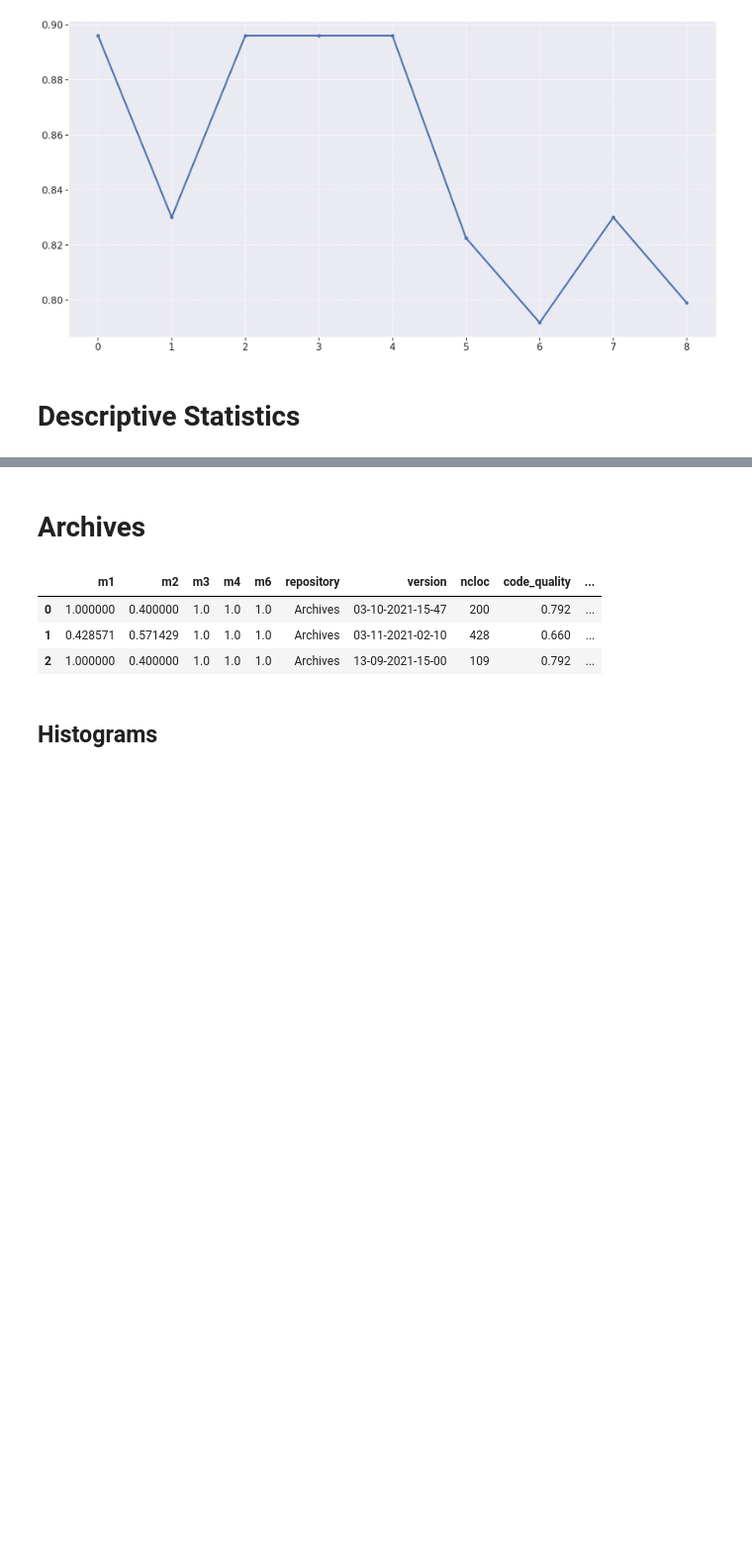
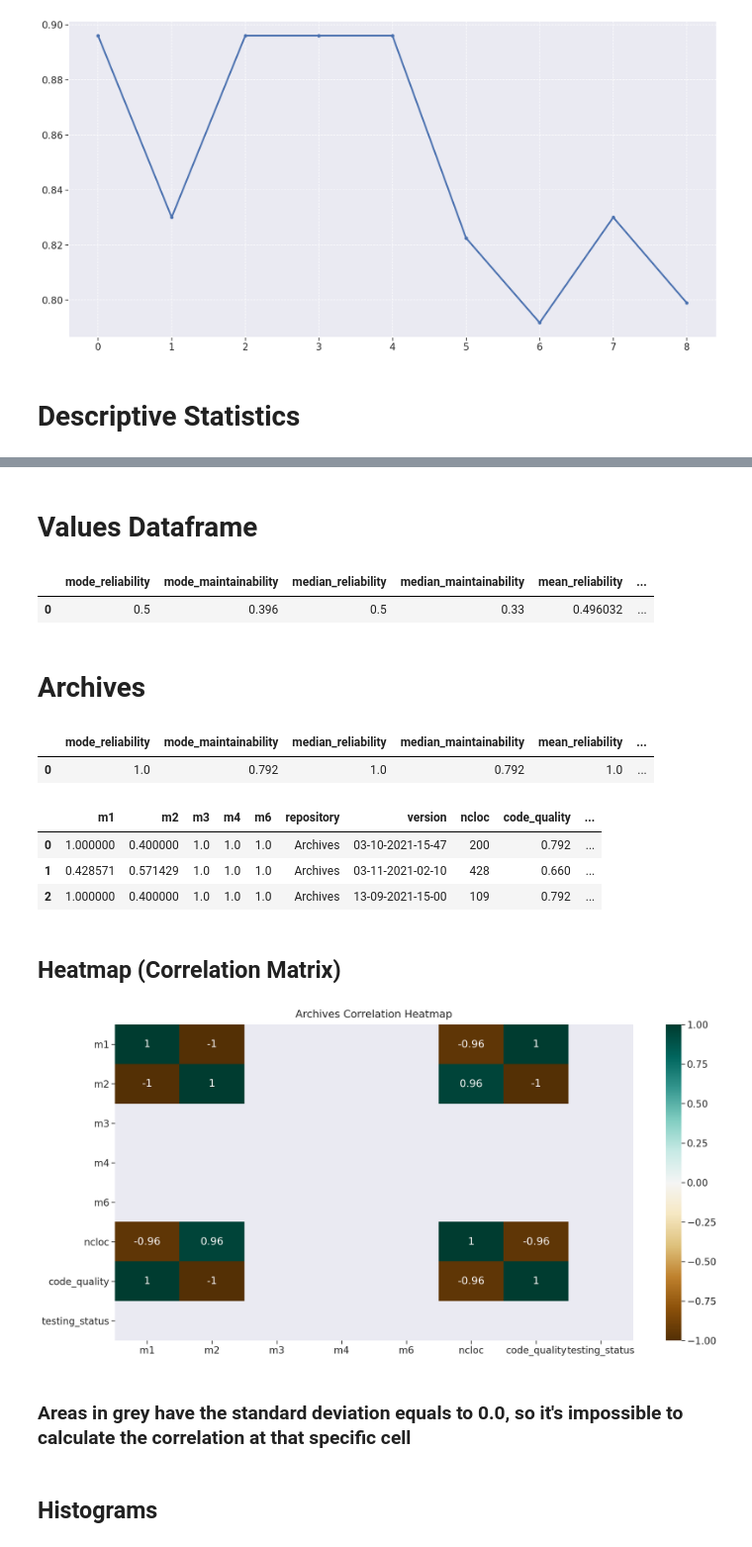
Before and after one commit to fga-eps-mds/2021.1-PC-GO1, a Jupyter notebook: analytics-notebooks/analytics.ipynb, the cells around one changed output, grey strips where cells are left out. Shown at 99% size. Saved outputs shown, nothing was run; the diff lists cells and outputs as text; code cells hidden in the pictures; blank space fills up the shorter version.

```diff
--- a/analytics-notebooks/analytics.ipynb
+++ b/analytics-notebooks/analytics.ipynb
@@ -496,5 +518,51 @@ plt.plot(metrics_df['total'], linewidth=3, marker='o', markersize=5)
+# %% [markdown]
+# Values Dataframe
+# %%
+descriptive_statistics_df = pd.DataFrame()
+
+descriptive_statistics_df['mode_reliability'] = metrics_df['Reliability'].mode()
+descriptive_statistics_df['mode_maintainability'] = metrics_df['Maintainability'].mode()
+descriptive_statistics_df['median_reliability'] = metrics_df['Reliability'].median()
+descriptive_statistics_df['median_maintainability'] = metrics_df['Maintainability'].median()
+descriptive_statistics_df['mean_reliability'] = metrics_df['Reliability'].mean()
+descriptive_statistics_df['mean_maintainability'] = metrics_df['Maintainability'].mean()
+descriptive_statistics_df['max_reliability'] = metrics_df['Reliability'].max()
+descriptive_statistics_df['max_maintainability'] = metrics_df['Maintainability'].max()
+descriptive_statistics_df['min_reliability'] = metrics_df['Reliability'].min()
+descriptive_statistics_df['min_maintainability'] = metrics_df['Maintainability'].min()
+descriptive_statistics_df['std_dev_reliability'] = metrics_df['Reliability'].std()
+descriptive_statistics_df['std_dev_maintainability'] = metrics_df['Maintainability'].std()
+descriptive_statistics_df['variance_reliability'] = metrics_df['Reliability'].var()
+descriptive_statistics_df['variance_maintainability'] = metrics_df['Maintainability'].var()
+
+descriptive_statistics_df
+# %% [output]
+|  | mode_reliability | mode_maintainability | median_reliability | median_maintainability | mean_reliability | ... |
+| 0 | 0.5 | 0.396 | 0.5 | 0.33 | 0.496032 | ... |
 # %% [markdown]
 # Archives
+# %%
+descriptive_statistics_archives = pd.DataFrame()
+
+descriptive_statistics_archives['mode_reliability'] = archives_metrics['testing_status'].mode()
+descriptive_statistics_archives['mode_maintainability'] = archives_metrics['code_quality'].mode()
+descriptive_statistics_archives['median_reliability'] = archives_metrics['testing_status'].median()
+descriptive_statistics_archives['median_maintainability'] = archives_metrics['code_quality'].median()
+descriptive_statistics_archives['mean_reliability'] = archives_metrics['testing_status'].mean()
+descriptive_statistics_archives['mean_maintainability'] = archives_metrics['code_quality'].mean()
+descriptive_statistics_archives['max_reliability'] = archives_metrics['testing_status'].max()
+descriptive_statistics_archives['max_maintainability'] = archives_metrics['code_quality'].max()
+descriptive_statistics_archives['min_reliability'] = archives_metrics['testing_status'].min()
+descriptive_statistics_archives['min_maintainability'] = archives_metrics['code_quality'].min()
+descriptive_statistics_archives['std_dev_reliability'] = archives_metrics['testing_status'].std()
+descriptive_statistics_archives['std_dev_maintainability'] = archives_metrics['code_quality'].std()
+descriptive_statistics_archives['variance_reliability'] = archives_metrics['testing_status'].var()
+descriptive_statistics_archives['variance_maintainability'] = archives_metrics['code_quality'].var()
+
+descriptive_statistics_archives
+# %% [output]
+|  | mode_reliability | mode_maintainability | median_reliability | median_maintainability | mean_reliability | ... |
+| 0 | 1.0 | 0.792 | 1.0 | 0.792 | 1.0 | ... |
 # %%
 archives_metrics
 # %% [output]
@@ -502,6 +570,16 @@ archives_metrics
 | 0 | 1.000000 | 0.400000 | 1.0 | 1.0 | 1.0 | Archives | 03-10-2021-15-47 | 200 | 0.792 | ... |
 | 1 | 0.428571 | 0.571429 | 1.0 | 1.0 | 1.0 | Archives | 03-11-2021-02-10 | 428 | 0.660 | ... |
 | 2 | 1.000000 | 0.400000 | 1.0 | 1.0 | 1.0 | Archives | 13-09-2021-15-00 | 109 | 0.792 | ... |
+# %% [markdown]
+## Heatmap (Correlation Matrix)
+# %%
+plt.figure(figsize=(20, 10))
+heatmap = sns.heatmap(archives_metrics.corr(), vmin=-1, vmax=1, annot=True, cmap='BrBG')
+heatmap.set_title('Archives Correlation Heatmap', fontdict={'fontsize':18}, pad=12);
+# %% [output]
+[figure, added]
+# %% [markdown]
+### Areas in grey have the standard deviation equals to 0.0, so it's impossible to calculate the correlation at that specific cell
 # %% [markdown]
 ## Histograms
 # %% [markdown]
```
Also changed, not shown: parts of 20 cells of this notebook, 2 other files.
